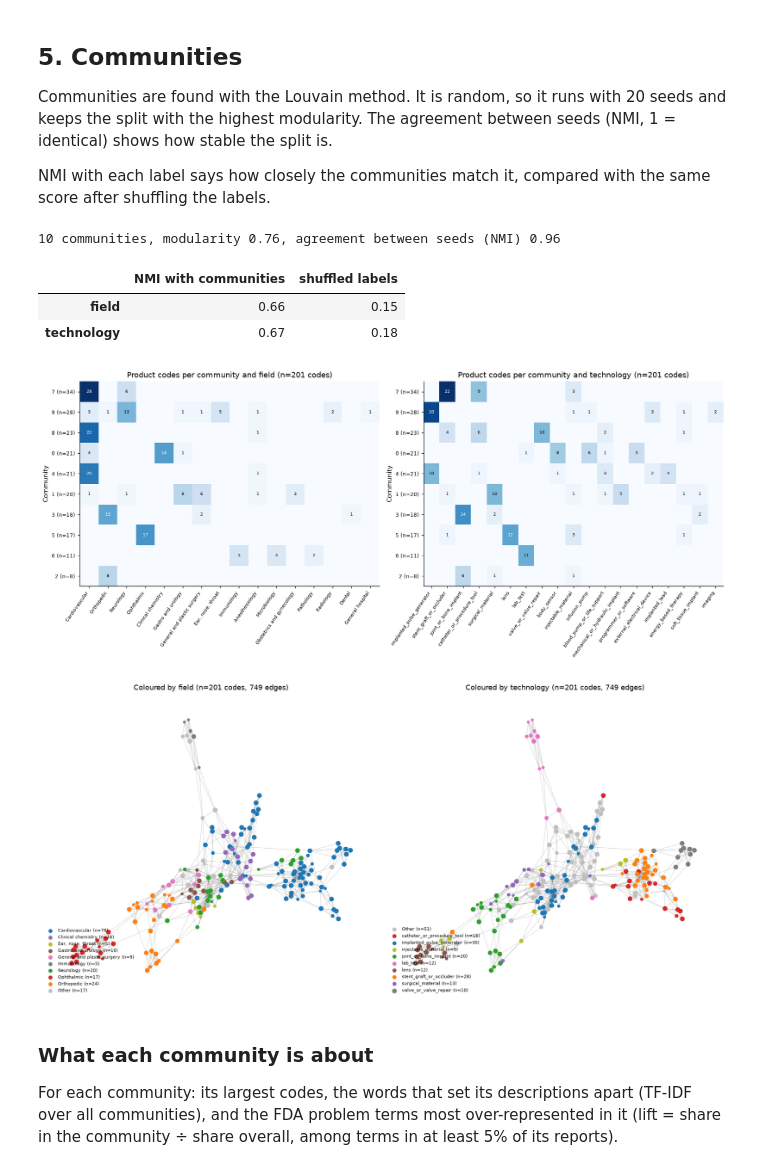
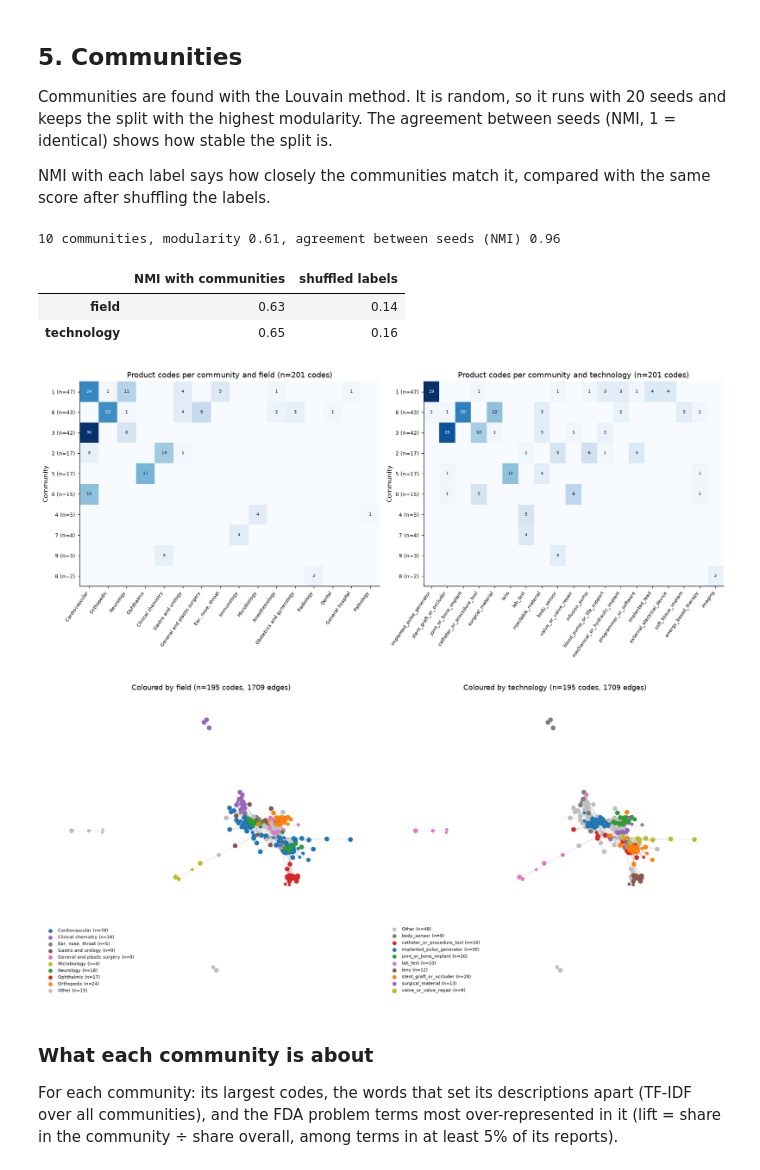
Before and after one commit to albertcasajuana01/social_graphs_project, a Jupyter notebook: text_similarity_network.ipynb, the cells around one changed output. Saved outputs shown, nothing was run; the diff lists cells and outputs as text; code cells hidden in the pictures.

```diff
--- a/text_similarity_network.ipynb
+++ b/text_similarity_network.ipynb
@@ -52,7 +52,8 @@ SEED = 42
 MIN_REPORTS = 30       # a code needs this many usable descriptions to be a node
 MAX_REPORTS = 300      # at most this many descriptions per code are embedded
 MIN_CHARS, MAX_CHARS = 40, 5_000
-K = 5                  # neighbours per code in the network
+THRESHOLD = 0.65       # two codes are linked when their cosine similarity is at least this
+ROBUSTNESS_THRESHOLDS = [0.60, 0.65, 0.70]
 N_SHUFFLES = 1_000
 LABELS = ["field", "technology"]
 
@@ -241,0 +274,5 @@ Similarity of linked pairs: median 0.76
+# %%
+fig, ax = plt.subplots(figsize=(8, 3))
+ax.hist(degree, bins=range(0, degree.max() + 2), color="#3b6ea5")
+ax.set(xlabel="Links per code", ylabel="Codes", title=f"Links per code (n={G.number_of_nodes()} linked codes, cut {THRESHOLD})")
+plt.tight_layout()
@@ -363,50 +403,53 @@ def best_partition(graph, seeds=range(20)):
 
 def nmi_table(partition, n_shuffles=N_SHUFFLES):
     rows = {}
+    nodes = partition.index
     for label in LABELS:
-        labels = codes[label][order]
-        observed = normalized_mutual_info_score(labels, partition[order])
-        null = [normalized_mutual_info_score(rng.permutation(labels.to_numpy()), partition[order]) for _ in range(n_shuffles)]
+        labels = codes[label][nodes]
+        observed = normalized_mutual_info_score(labels, partition[nodes])
+        null = [normalized_mutual_info_score(rng.permutation(labels.to_numpy()), partition[nodes]) for _ in range(n_shuffles)]
         rows[label] = {"NMI with communities": observed, "shuffled labels": float(np.mean(null))}
     return pd.DataFrame(rows).T
 
 
-codes["community"], modularity, stability = best_partition(G)
-print(f"{codes['community'].nunique()} communities, modularity {modularity:.2f}, agreement between seeds (NMI) {stability:.2f}")
-nmi_table(codes["community"]).round(2)
+partition, modularity, stability = best_partition(G)
+codes["community"] = partition.reindex(codes.index)
+print(f"{partition.nunique()} communities, modularity {modularity:.2f}, agreement between seeds (NMI) {stability:.2f}")
+nmi_table(partition).round(2)
 # %% [output]
-10 communities, modularity 0.76, agreement between seeds (NMI) 0.96
+10 communities, modularity 0.61, agreement between seeds (NMI) 0.96
 |  | NMI with communities | shuffled labels |
-| field | 0.66 | 0.15 |
-| technology | 0.67 | 0.18 |
+| field | 0.63 | 0.14 |
+| technology | 0.65 | 0.16 |
 # %%
 def heatmap(ax, table, title):
     ax.imshow(table.to_numpy(), cmap="Blues", aspect="auto")
     ax.set_xticks(range(table.shape[1]), table.columns, rotation=55, ha="right", fontsize=7)
-    ax.set_yticks(range(len(table)), [f"{c} (n={n})" for c, n in table.sum(axis=1).items()], fontsize=8)
+    ax.set_yticks(range(len(table)), [f"{int(c)} (n={n})" for c, n in table.sum(axis=1).items()], fontsize=8)
     for (r, c), v in np.ndenumerate(table.to_numpy()):
         if v:
             ax.text(c, r, v, ha="center", va="center", fontsize=6.5, color="white" if v > table.to_numpy().max() / 2 else "black")
     ax.set(title=title, ylabel="Community")
 
 
 size_order = codes["community"].value_counts().index
 fig, axes = plt.subplots(1, 2, figsize=(15, 0.35 * len(size_order) + 3))
 for ax, label in zip(axes, LABELS):
     table = pd.crosstab(codes["community"], codes[label]).loc[size_order]
     table = table[table.sum().sort_values(ascending=False).index]
     heatmap(ax, table, f"Product codes per community and {label} (n={len(codes)} codes)")
 plt.tight_layout()
 # %% [output]
-[figure, old version]
+[figure, new version]
 # %%
 fig, axes = plt.subplots(1, 2, figsize=(16, 7.5))
 position = nx.spring_layout(G, weight="weight", seed=SEED)
+linked = codes.loc[list(G.nodes)]
 for ax, label in zip(axes, LABELS):
-    shown = codes[label].value_counts().index[:9]
+    shown = linked[label].value_counts().index[:9]
     palette = dict(zip(shown, plt.cm.tab10.colors))
-    nx.draw_networkx_edges(G, position, alpha=0.12, ax=ax)
-    for value, group in codes.groupby(codes[label].where(codes[label].isin(shown), "Other")):
+    nx.draw_networkx_edges(G, position, alpha=0.08, ax=ax)
+    for value, group in linked.groupby(linked[label].where(linked[label].isin(shown), "Other")):
         nx.draw_networkx_nodes(
             G, position, nodelist=list(group.index), node_size=10 + group["n_reports"] / 8,
             node_color=[palette.get(value, (0.75, 0.75, 0.75))], label=f"{value} (n={len(group)})", ax=ax,
@@ -416,7 +459,7 @@ for ax, label in zip(axes, LABELS):
     ax.axis("off")
 plt.tight_layout()
 # %% [output]
-[figure, old version]
+[figure, new version]
 # %% [markdown]
 ### What each community is about
 
```
Also changed, not shown: parts of 16 cells of this notebook.
